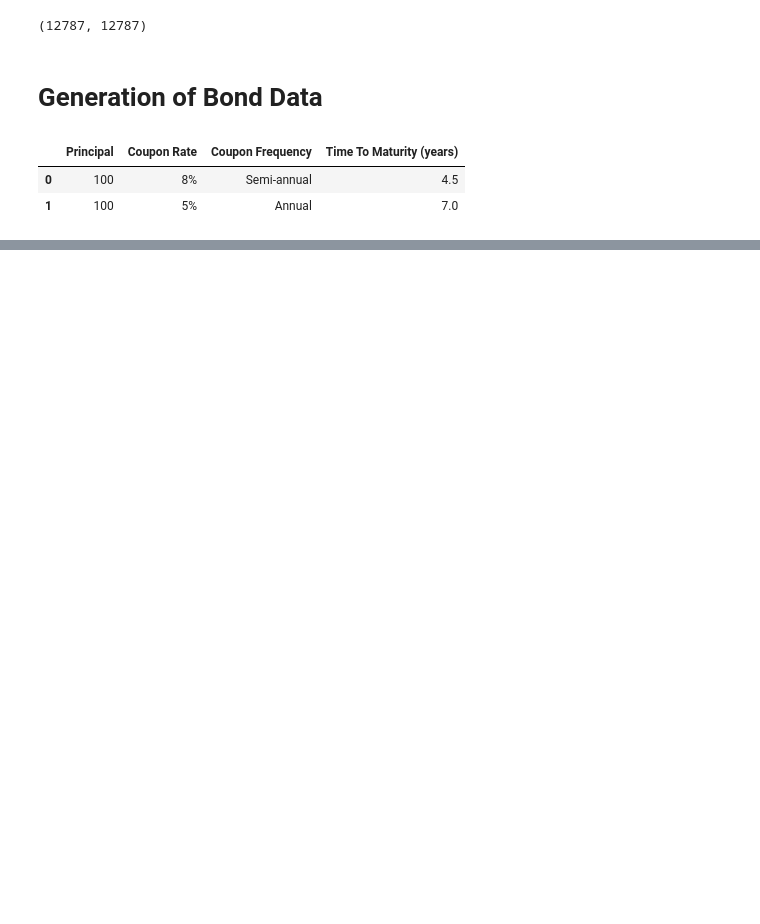
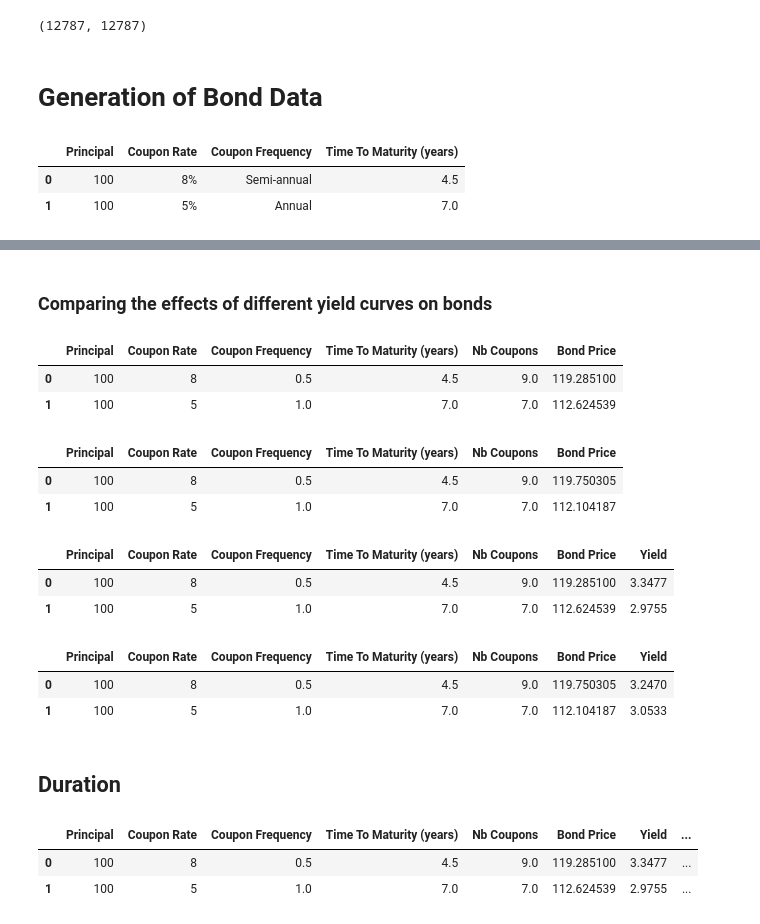
Before and after one commit to wiillytom/Hull-Projects, a Jupyter notebook: Chapter 4 Interest Rates/Ch4_Interest_Rates.ipynb, the cells around one changed output, grey strips where cells are left out. Drawn from its saved outputs; the diff is of its cells as text; code cells hidden in the pictures; blank space fills up the shorter version.

Commit message:
Added Macaulay and Modified duration calculator

```diff
--- a/Chapter 4 Interest Rates/Ch4_Interest_Rates.ipynb
+++ b/Chapter 4 Interest Rates/Ch4_Interest_Rates.ipynb
@@ -59,3 +64,5 @@ plt.xticks(np.arange(1,8));
+# %%
+pd.set_option('future.no_silent_downcasting', True)
 # %%
 def clean(data) :
     df = data.copy()
@@ -115,2 +117,71 @@ yield_finder(df_with_price)
-# %%
-df_with_price.drop(columns=['Yield To Maturity'], inplace=True)
+# %%
+df_with_yield = yield_finder(df_with_price)
+# %% [markdown]
+### **Comparing the effects of different yield curves on bonds**
+# %%
+bonds_normal =  bond_pricer(df, spot_curve_6m)
+bonds_inverted = bond_pricer(df, spot_curve_6m_inverted)
+bonds_normal
+# %% [output]
+|  | Principal | Coupon Rate | Coupon Frequency | Time To Maturity (years) | Nb Coupons | Bond Price |
+| 0 | 100 | 8 | 0.5 | 4.5 | 9.0 | 119.285100 |
+| 1 | 100 | 5 | 1.0 | 7.0 | 7.0 | 112.624539 |
+# %%
+bonds_inverted.head()
+# %% [output]
+|  | Principal | Coupon Rate | Coupon Frequency | Time To Maturity (years) | Nb Coupons | Bond Price |
+| 0 | 100 | 8 | 0.5 | 4.5 | 9.0 | 119.750305 |
+| 1 | 100 | 5 | 1.0 | 7.0 | 7.0 | 112.104187 |
+# %%
+yield_finder(bonds_normal)
+# %% [output]
+|  | Principal | Coupon Rate | Coupon Frequency | Time To Maturity (years) | Nb Coupons | Bond Price | Yield |
+| 0 | 100 | 8 | 0.5 | 4.5 | 9.0 | 119.285100 | 3.3477 |
+| 1 | 100 | 5 | 1.0 | 7.0 | 7.0 | 112.624539 | 2.9755 |
+# %%
+yield_finder(bonds_inverted)
+# %% [output]
+|  | Principal | Coupon Rate | Coupon Frequency | Time To Maturity (years) | Nb Coupons | Bond Price | Yield |
+| 0 | 100 | 8 | 0.5 | 4.5 | 9.0 | 119.750305 | 3.2470 |
+| 1 | 100 | 5 | 1.0 | 7.0 | 7.0 | 112.104187 | 3.0533 |
+# %% [markdown]
+## **Duration**
+# %%
+def macaulay_duration(data):
+    for i in range(len(data)):
+        #Gathering data for clearer computing
+        P = data.loc[i,'Bond Price']
+        y = data.loc[i, 'Yield']/100
+        coupon = data.loc[i, 'Coupon Rate']*data.loc[i,'Coupon Frequency']
+        rate_adjuster = data.loc[i, 'Coupon Frequency']
+        principal = data.loc[i, 'Principal']
+        n = (data.loc[i, 'Nb Coupons']).astype(int)
+
+        #Computing present values of cash flows multiplied by t
+        numerator = 0
+        for j in range(n-1):
+            numerator += (j+1)*coupon*(1+y*rate_adjuster)**-j
+        numerator += n*(principal+coupon)*(1+y*rate_adjuster)**-n
+
+        #Computing Macaulay duration
+        McDur = numerator/P
+        data.loc[i, 'Macaulay Duration'] = McDur*rate_adjuster #Because result is in periods
+
+    return data
+
+df_with_duration = macaulay_duration(df_with_yield).head()
+# %%
+def modified_duration(data):
+    for i in range(len(data)):
+        y = data.loc[i,'Yield']/100
+        macaulay = data.loc[i, 'Macaulay Duration']
+        rate_adjuster = data.loc[i, 'Coupon Frequency']
+        modified_duration = macaulay*(1+y*rate_adjuster)**-1
+        data.loc[i, 'Modified Duration'] = modified_duration
+    return data
+
+modified_duration(df_with_duration)
+# %% [output]
+|  | Principal | Coupon Rate | Coupon Frequency | Time To Maturity (years) | Nb Coupons | Bond Price | Yield | ... |
+| 0 | 100 | 8 | 0.5 | 4.5 | 9.0 | 119.285100 | 3.3477 | ... |
+| 1 | 100 | 5 | 1.0 | 7.0 | 7.0 | 112.624539 | 2.9755 | ... |
```
Also changed, not shown: parts of 9 cells of this notebook.
